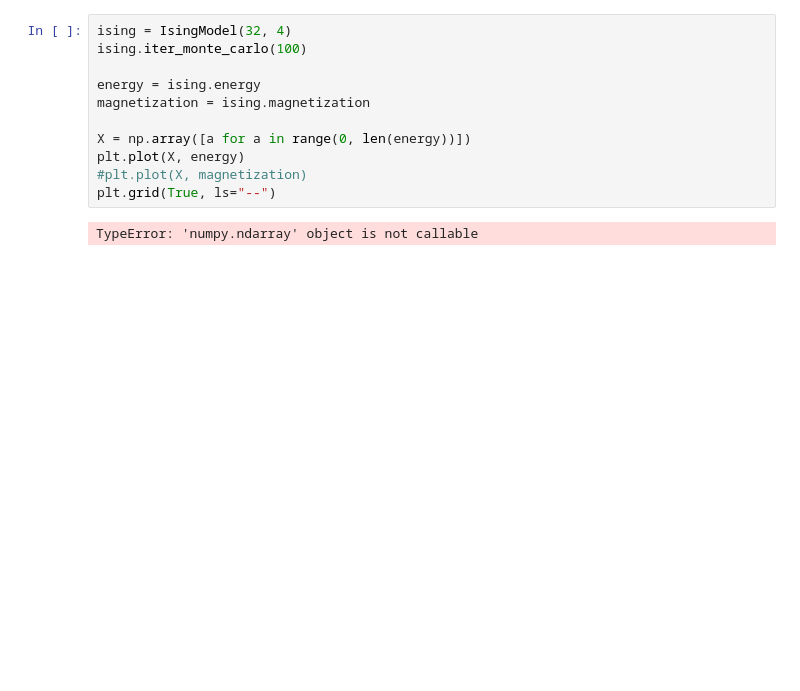
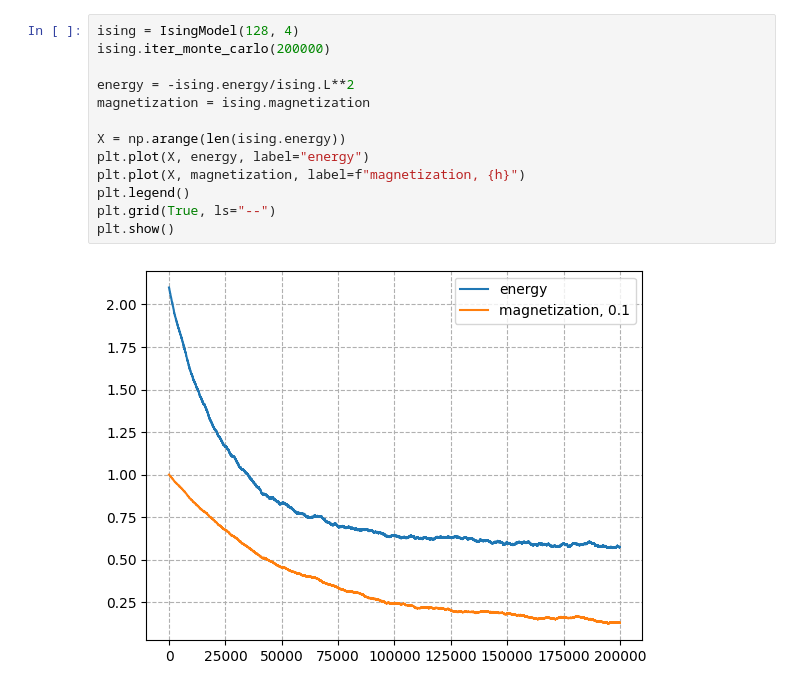
Before and after one commit to RoSerMar/Ising_Model, a Jupyter notebook: Ising_mod.ipynb, the cells around one changed output. Saved outputs shown, nothing was run; the diff lists cells and outputs as text; blank space fills up the shorter version.

```diff
--- a/Ising_mod.ipynb
+++ b/Ising_mod.ipynb
@@ -128,15 +145,17 @@ class IsingModel:
         # usa para aceder ao array com as magnetizações
         return np.array(self.magnetizations)
 # %%
-ising = IsingModel(32, 4)
-ising.iter_monte_carlo(100)
+ising = IsingModel(128, 4)
+ising.iter_monte_carlo(200000)
 
-energy = ising.energy
+energy = -ising.energy/ising.L**2
 magnetization = ising.magnetization
 
-X = np.array([a for a in range(0, len(energy))])
-plt.plot(X, energy)
-#plt.plot(X, magnetization)
+X = np.arange(len(ising.energy))
+plt.plot(X, energy, label="energy")
+plt.plot(X, magnetization, label=f"magnetization, {h}")
+plt.legend()
 plt.grid(True, ls="--")
+plt.show()
 # %% [output]
-TypeError: 'numpy.ndarray' object is not callable
+[figure, added]
```
Also changed, not shown: parts of 1 cell of this notebook.
